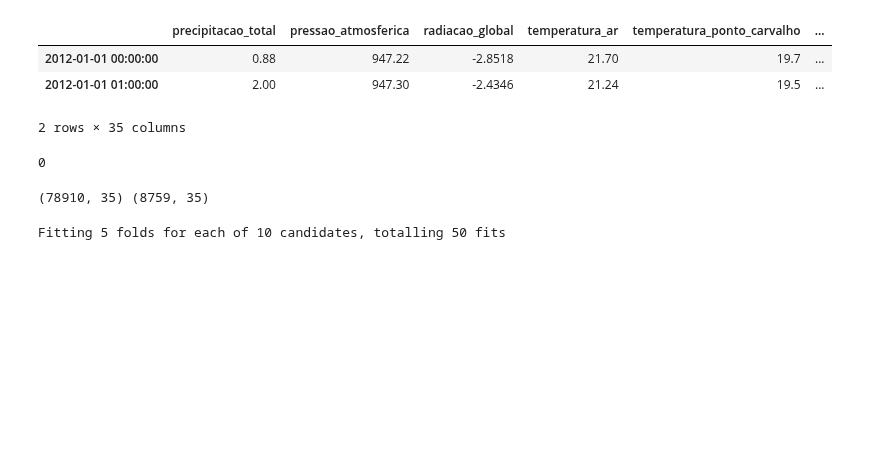
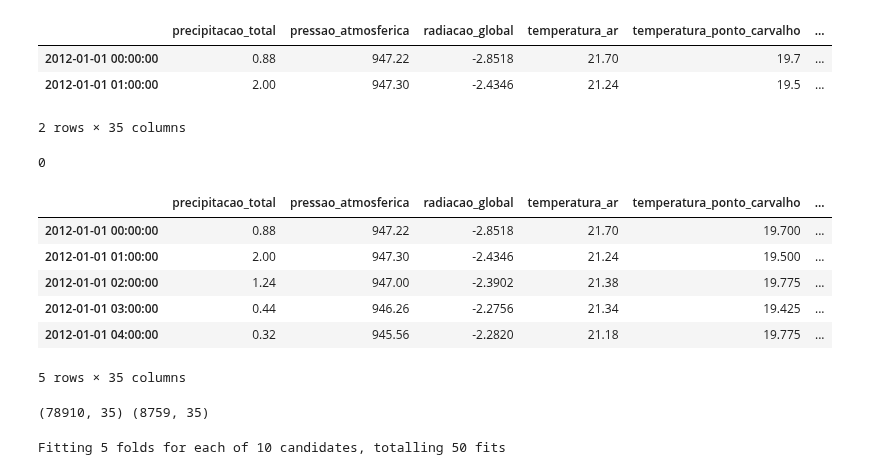
Before and after one commit to Alorencatto/tcc, a Jupyter notebook: model-1.ipynb, the cells around one changed output. Drawn from its saved outputs; the diff is of its cells as text; code cells hidden in the pictures; blank space fills up the shorter version.

```diff
--- a/model-1.ipynb
+++ b/model-1.ipynb
@@ -53,15 +54,33 @@ df.head(2)
 2 rows × 35 columns
 # %%
 # Interpolando com o metodo de bfill
-#TODO: Ver se é o melhor método
+#TODO: Ver se é o melhor método, e fazer apenas para o valor target
 #https://note.nkmk.me/en/python-pandas-interpolate/#:~:text=You%20can%20interpolate%20missing%20values,and%20Series%20with%20interpolate()%20.&text=Use%20dropna()%20and%20fillna,them%20with%20a%20specific%20value.
-df : pd.DataFrame = df.fillna(method='bfill')
+
+#bfill preenche com o próximo valor
+#ffill preenche com o valor anterior
+#spline interpolacao de spline
+    #
+
+# df['val_cargaenergiahomwmed'] = df['val_cargaenergiahomwmed'].fillna(method='bfill')
+df['val_cargaenergiahomwmed'] = df['val_cargaenergiahomwmed'].fillna(method='ffill')
+# df['val_cargaenergiahomwmed'] = df['val_cargaenergiahomwmed'].interpolate(method='time')
 # %%
 df['val_cargaenergiahomwmed'].isnull().sum()
 
 # df['val_cargaenergiahomwmed'][df['val_cargaenergiahomwmed'].isnull()]
 # %% [output]
 0
+# %%
+df.head()
+# %% [output]
+|  | precipitacao_total | pressao_atmosferica | radiacao_global | temperatura_ar | temperatura_ponto_carvalho | ... |
+| 2012-01-01 00:00:00 | 0.88 | 947.22 | -2.8518 | 21.70 | 19.700 | ... |
+| 2012-01-01 01:00:00 | 2.00 | 947.30 | -2.4346 | 21.24 | 19.500 | ... |
+| 2012-01-01 02:00:00 | 1.24 | 947.00 | -2.3902 | 21.38 | 19.775 | ... |
+| 2012-01-01 03:00:00 | 0.44 | 946.26 | -2.2756 | 21.34 | 19.425 | ... |
+| 2012-01-01 04:00:00 | 0.32 | 945.56 | -2.2820 | 21.18 | 19.775 | ... |
+5 rows × 35 columns
 # %%
 # Dividindo os dados de treino e teste
 
```
Also changed, not shown: parts of 8 cells of this notebook, 3 other files.
